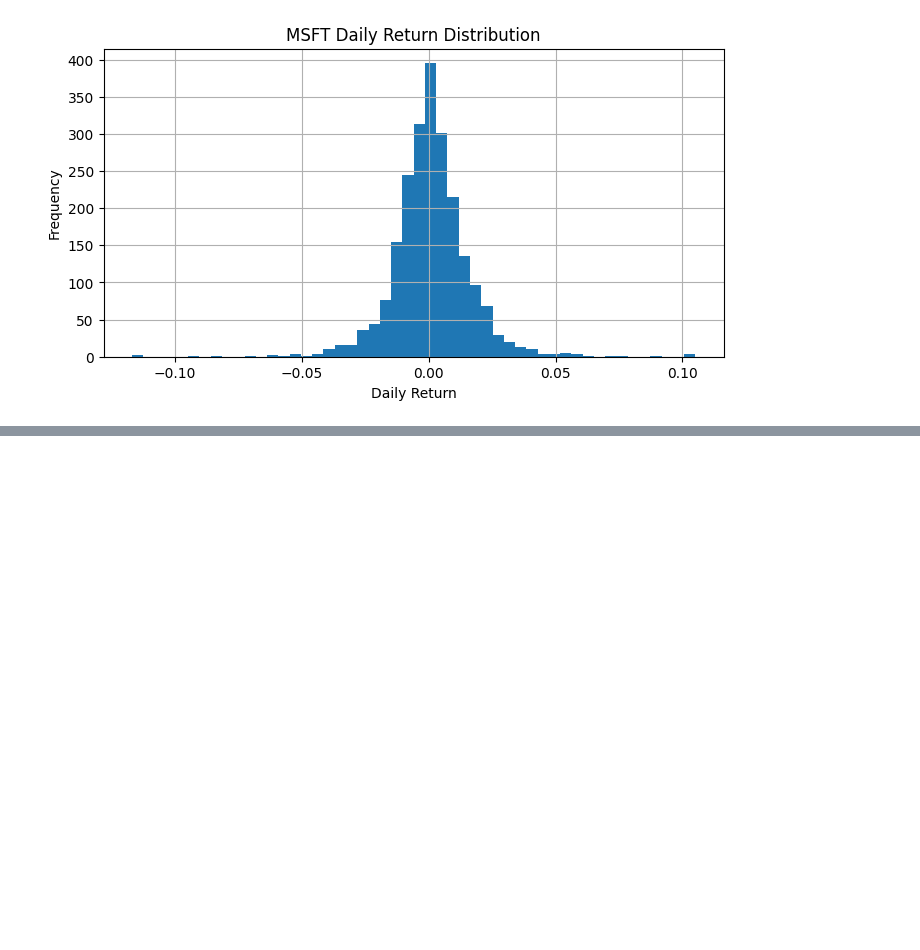
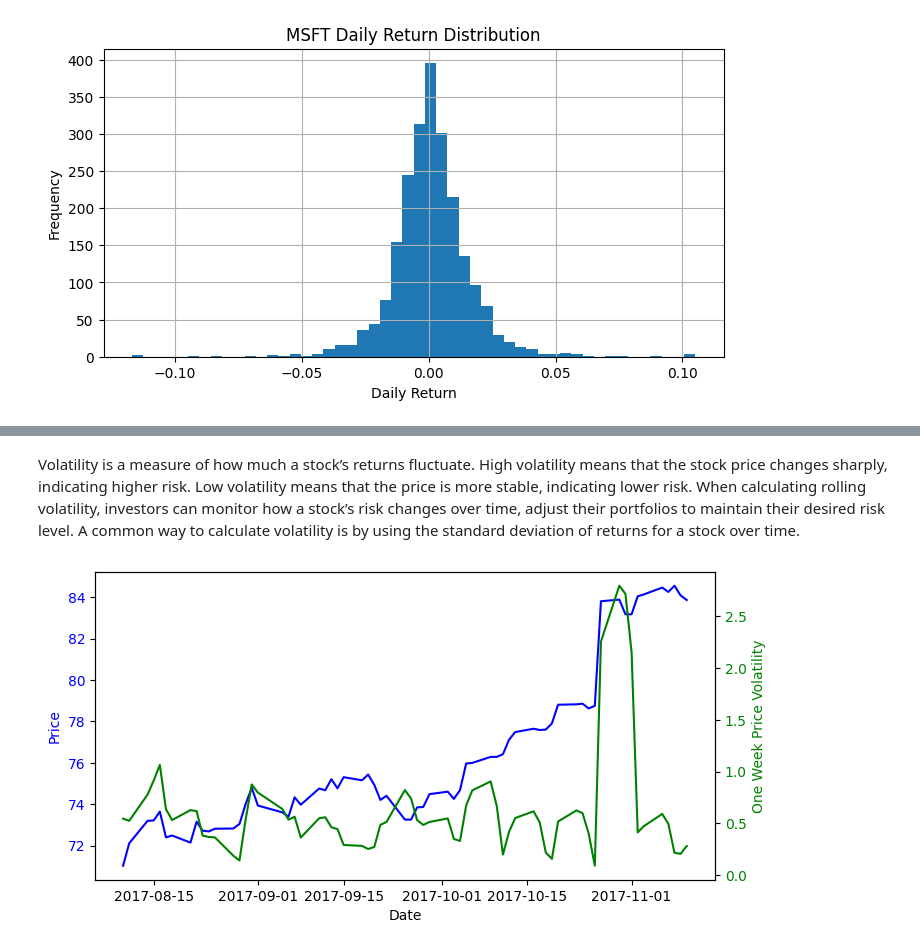
Before and after one commit to Coolgayte/cs3244-stock-forecasting, a Jupyter notebook: notebooks/Microsoft_EDA.ipynb, the cells around one changed output, grey strips where cells are left out. Cells and saved outputs as stored; diff of their text form; code cells hidden in the pictures; blank space fills up the shorter version.

```diff
--- a/notebooks/Microsoft_EDA.ipynb
+++ b/notebooks/Microsoft_EDA.ipynb
@@ -101,0 +151,31 @@ plt.show()
+# %% [markdown]
+Volatility is a measure of how much a stock’s returns fluctuate.
+High volatility means that the stock price changes sharply, indicating higher risk. Low volatility means that the price is more stable, indicating lower risk. When calculating rolling volatility, investors can monitor how a stock’s risk changes over time, adjust their portfolios to maintain their desired risk level. A common way to calculate volatility is by using the standard deviation of returns for a stock over time.
+# %%
+# Define the window size for the rolling calculation, 5 trading days per week
+window_size = 5
+# %%
+# Calculate rolling one-week (5-trading-day) volatility of the closing price level
+# Use the max date to get the last three months of data in the dataset
+df['one_week_price_volatility'] = df.Close.rolling(window_size).std()
+max_date = df.Date.max()
+df_last_three_months = df.loc[df['Date'] >= max_date - pd.DateOffset(months=3)]
+# %%
+# Plot the calculated rolling weekly volatility of Microsoft's closing price level against Microsoft's closing price
+PRICE_COLOR = 'blue'
+VOL_COLOR = 'green'
+fig, ax1 = plt.subplots(figsize=(8, 4))
+ax1.plot(df_last_three_months.Date, df_last_three_months.Close, label='Price', color=PRICE_COLOR)
+
+ax1.set_xlabel("Date")
+ax1.set_ylabel("Price", color=PRICE_COLOR)
+ax1.tick_params(axis="y", labelcolor=PRICE_COLOR)
+
+ax2 = ax1.twinx()
+ax2.plot(df_last_three_months.Date, df_last_three_months.one_week_price_volatility, label='Price Volatility', color=VOL_COLOR)
+ax2.set_ylabel("One Week Price Volatility", color=VOL_COLOR)
+ax2.tick_params(axis="y", labelcolor=VOL_COLOR)
+
+plt.show()
+# %% [output]
+[figure, added]
```
Also changed, not shown: parts of 11 cells of this notebook.
